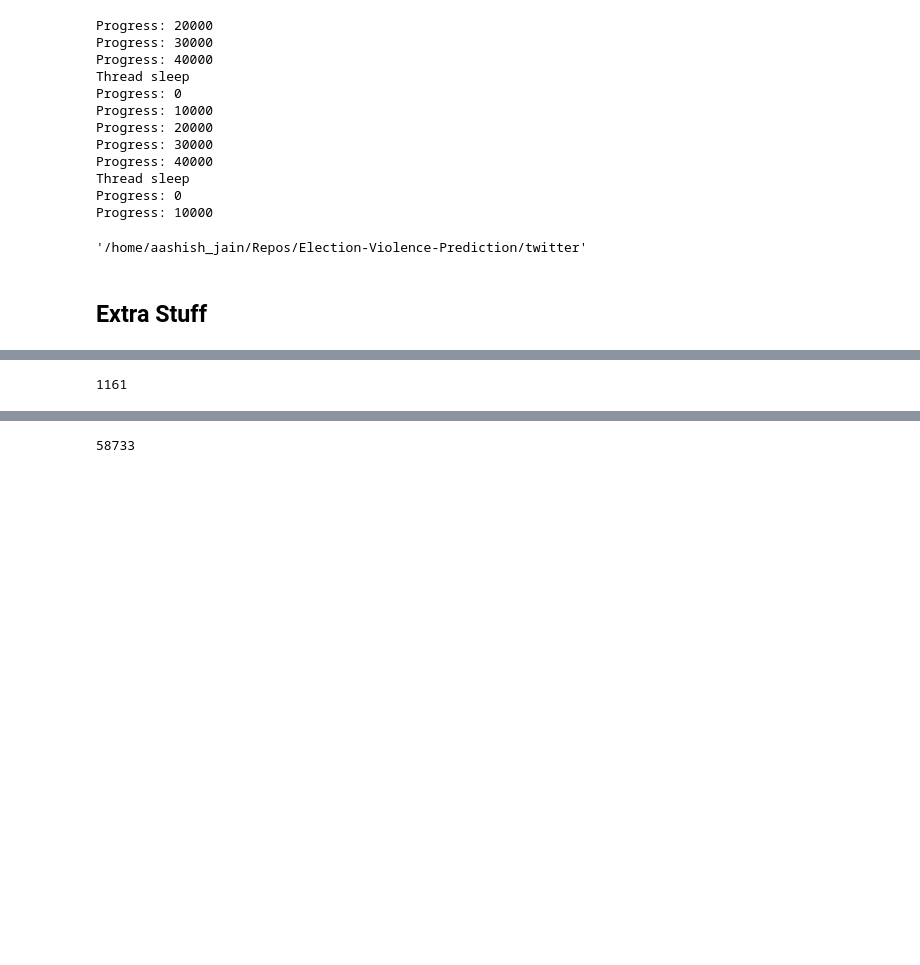
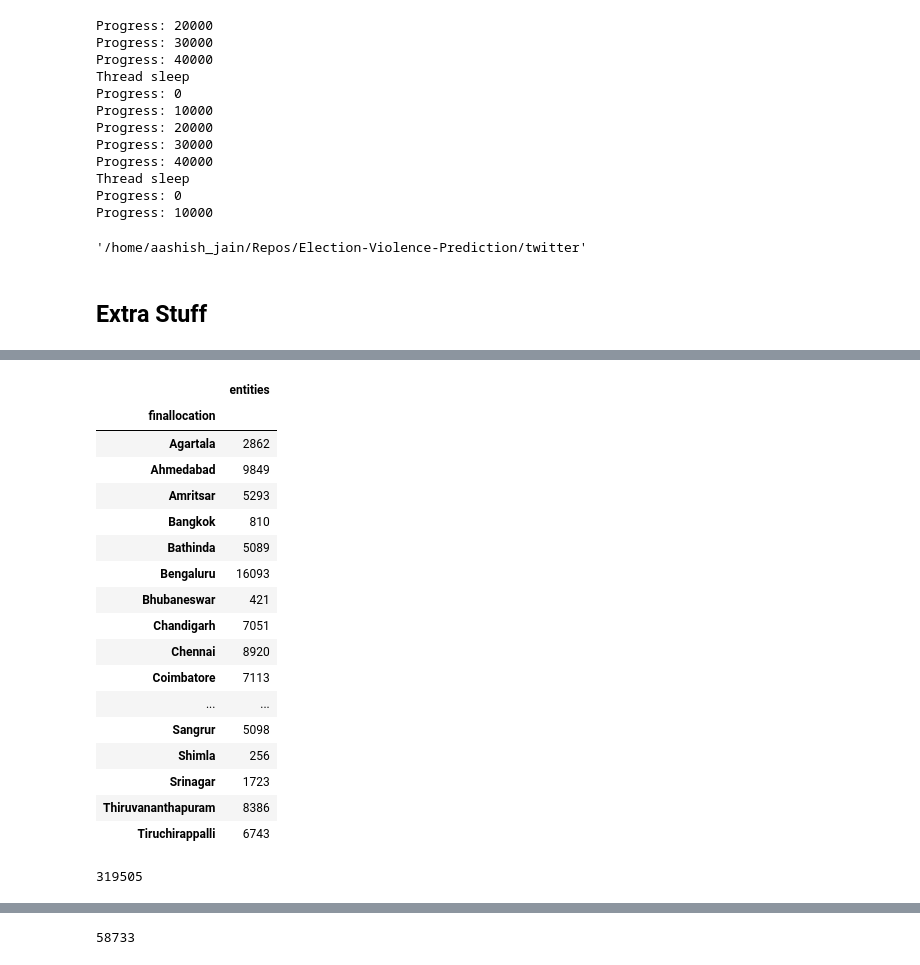
Before and after one commit to aashish-jain/Social-unrest-prediction, a Jupyter notebook: twitter/Tweet Collector v3.ipynb, the cells around one changed output, grey strips where cells are left out. Drawn from its saved outputs; the diff is of its cells as text; code cells hidden in the pictures; blank space fills up the shorter version.

```diff
--- a/twitter/Tweet Collector v3.ipynb
+++ b/twitter/Tweet Collector v3.ipynb
@@ -226,4 +225,6 @@ def generate_locations(row):
 # %% [markdown]
 ## Extra Stuff
 # %%
-posssed_df = pd.concat(processed_data.apply(generate_locations, axis = 1).tolist())
+posssed_df = pd.concat(df.apply(generate_locations, axis = 1).tolist())
+# %%
+oldDf1 = pd.read_csv("../data/Tweets3WeeksLocations.csv")
@@ -229,0 +252,2 @@ posssed_df = pd.concat(processed_data.apply(generate_locations, axis = 1).tolist
+# %%
+finalDF = pd.concat([oldDf1, posssed_df])
@@ -229,0 +262,21 @@ posssed_df = pd.concat(processed_data.apply(generate_locations, axis = 1).tolist
+# %%
+finalDF.groupby("finallocation").count()[["entities"]]
+# %% [output]
+|  | entities |
+| finallocation |  |
+| Agartala | 2862 |
+| Ahmedabad | 9849 |
+| Amritsar | 5293 |
+| Bangkok | 810 |
+| Bathinda | 5089 |
+| Bengaluru | 16093 |
+| Bhubaneswar | 421 |
+| Chandigarh | 7051 |
+| Chennai | 8920 |
+| Coimbatore | 7113 |
+| ... | ... |
+| Sangrur | 5098 |
+| Shimla | 256 |
+| Srinagar | 1723 |
+| Thiruvananthapuram | 8386 |
+| Tiruchirappalli | 6743 |
@@ -230,4 +289,4 @@ posssed_df = pd.concat(processed_data.apply(generate_locations, axis = 1).tolist
 # %%
-len(posssed_df)
+len(df)
 # %% [output]
-1161
+319505
```
Also changed, not shown: parts of 10 cells of this notebook, 3 other files.
